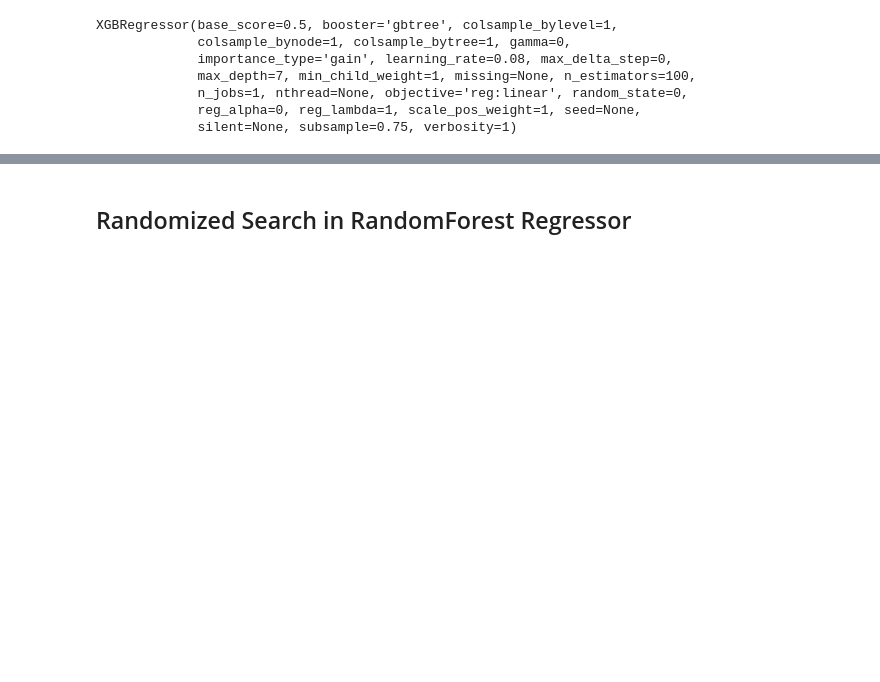
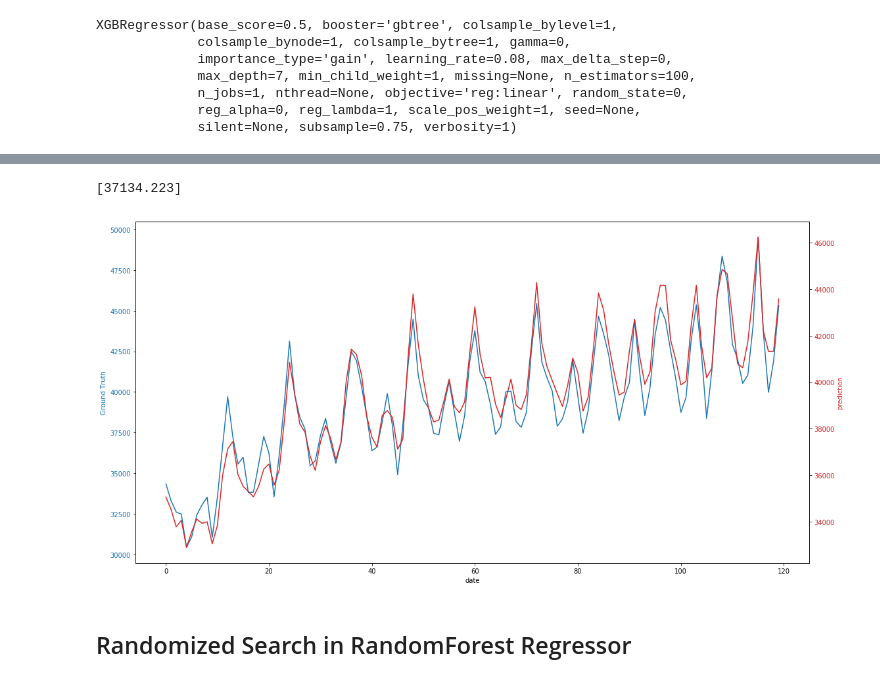
Before and after one commit to hwansoo1981/ai, a Jupyter notebook: GroupA_PowerGrid.ipynb, the cells around one changed output, grey strips where cells are left out. Saved outputs shown, nothing was run; the diff lists cells and outputs as text; code cells hidden in the pictures; blank space fills up the shorter version.

```diff
--- a/GroupA_PowerGrid.ipynb
+++ b/GroupA_PowerGrid.ipynb
@@ -458,3 +463,41 @@ xgb.score(X_test,y_test)
+# %%
+new_output = xgb.predict([ 3.66350000e+04,  1.82919196e+04 , 7.34700000e+04 , 1.01000000e+01,
+ -1.29000000e+01,  3.35310000e+04,  1.82919196e+04,  7.34700000e+04,
+  2.18000000e+01, -4.30000000e+00,  3.10440000e+04,  1.82919196e+04,
+  7.34700000e+04 , 2.64000000e+01,  6.20000000e+00,  3.35250000e+04,
+  1.82919196e+04,  7.34700000e+04,  2.99000000e+01,  1.44000000e+01,
+  3.30440000e+04,  1.82919196e+04,  7.34700000e+04,  3.44000000e+01,
+  1.64000000e+01,  3.24310000e+04,  1.82919196e+04,  7.34700000e+04,
+  3.24000000e+01,  1.87000000e+01,  3.10790000e+04,  1.82919196e+04,
+  7.34700000e+04,  3.24000000e+01,  1.43000000e+01,  3.04360000e+04,
+  1.82919196e+04,  7.34700000e+04,  3.10000000e+01,  9.80000000e+00,
+  3.24780000e+04,  1.82919196e+04,  7.34700000e+04,  2.58000000e+01,
+  2.20000000e+00,  3.26150000e+04,  1.82919196e+04,  7.34700000e+04,
+  2.22000000e+01, -3.30000000e+00,  3.33060000e+04,  1.82919196e+04,
+  7.34700000e+04,  1.61000000e+01, -8.60000000e+00] )
+print (new_output)
+# %% [output]
+[37134.223]
+# %%
+fig, ax1 = plt.subplots(figsize=(16,8))
+
+color = 'tab:blue'
+ax1.set_xlabel('date')
+ax1.set_ylabel('Ground Truth', color=color)
+ax1.plot(y_test, color=color)
+ax1.tick_params(axis='y', labelcolor=color)
+
+ax2 = ax1.twinx()  # instantiate a second axes that shares the same x-axis
+
+color = 'tab:red'
+ax2.set_ylabel('prediction', color=color)  # we already handled the x-label with ax1
+ax2.plot(y_hat, color=color)
+ax2.tick_params(axis='y', labelcolor=color)
+
+fig.tight_layout()  # otherwise the right y-label is slightly clipped
+plt.show()
+# %% [output]
+[figure, added]
 # %% [markdown]
 ## Randomized Search in RandomForest Regressor
 # %%
```
Also changed, not shown: parts of 7 cells of this notebook.
